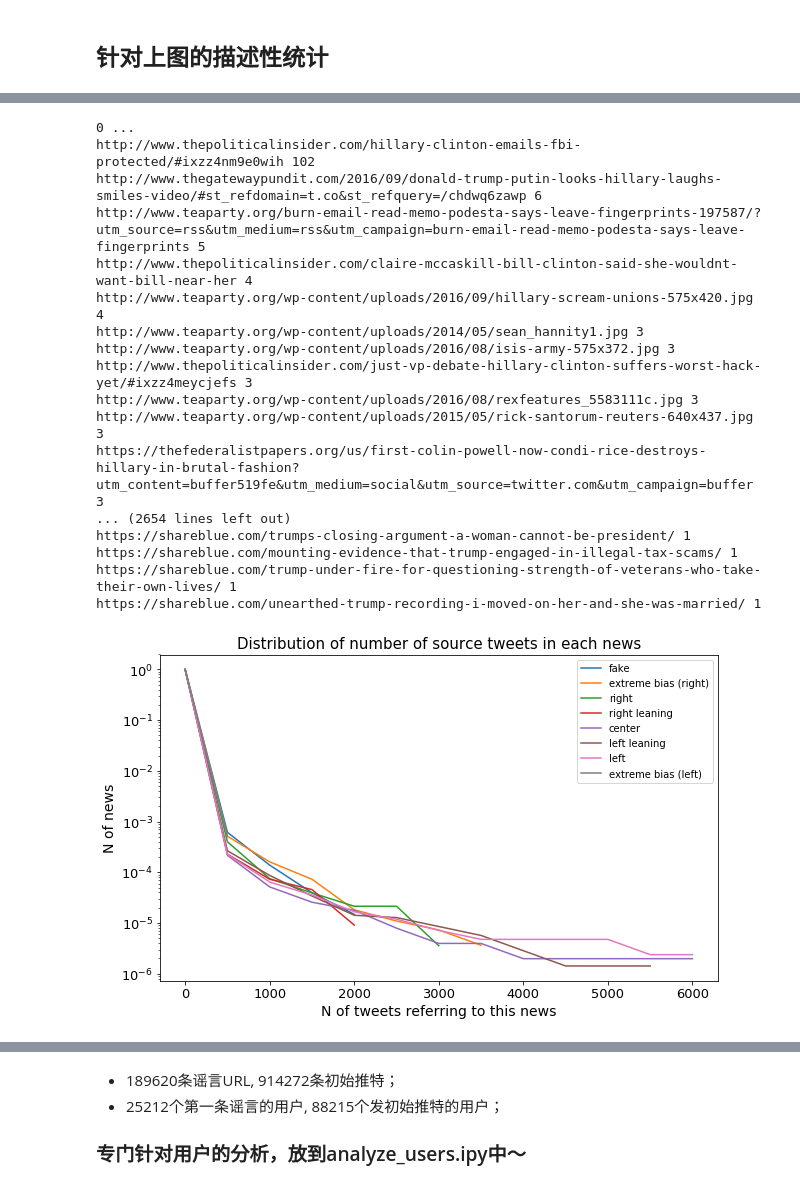
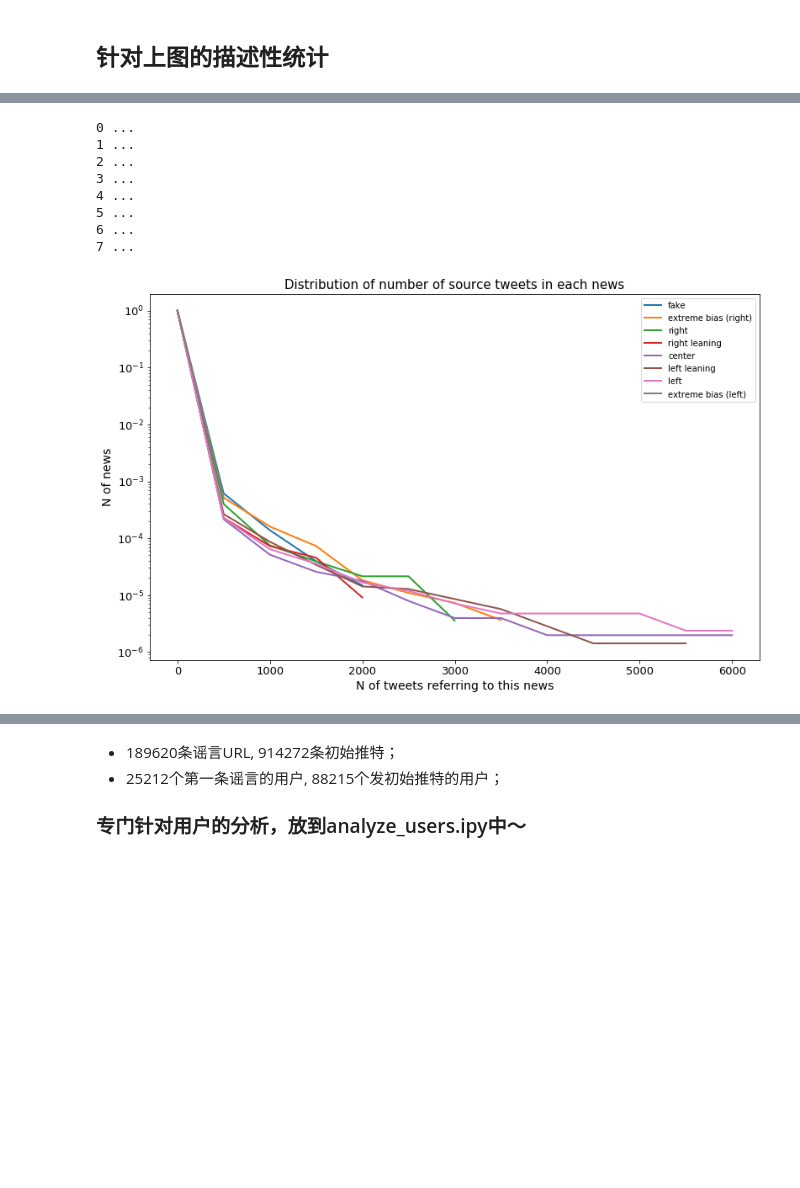
Before and after one commit to kayzhou/fake_news_during_election, a Jupyter notebook: all_tweets.ipynb, the cells around one changed output, grey strips where cells are left out. Saved outputs shown, nothing was run; the diff lists cells and outputs as text; code cells hidden in the pictures; blank space fills up the shorter version.

```diff
--- a/all_tweets.ipynb
+++ b/all_tweets.ipynb
@@ -51,7 +51,7 @@ def get_cdf_pdf(data, mini, maxi, step, norm=True):
     return x, cdf, pdf
 
 num_of_tweets = {}
-plt.figure(figsize=(10, 6))
+plt.figure(figsize=(13, 8))
 for i in range(8):
     print(i, "...")
     url_tweets = groups_url_tweets[i]
@@ -67,7 +67,7 @@ for i in range(8):
     x = x[:_zero_i]
     cdf = cdf[:_zero_i]
 
-    plt.plot(x, cdf, label=map_labels[str(i)])
+    plt.plot(x, cdf, label=map_labels[str(i)], lw=2)
 #     data.hist(bins=50)
 
 plt.title('Distribution of number of tweets in each news', fontsize=15)
@@ -107,7 +107,7 @@ pd.DataFrame(num_of_tweets).describe()
 | max | 13370.000000 | 23893.000000 | 15827.000000 | 12583.000000 | 22384.000000 | 69052.000000 | 14172.000000 | ... |
 # %%
 num_of_sources = {}
-plt.figure(figsize=(10, 6))
+plt.figure(figsize=(13, 8))
 for i in range(8):
     print(i, "...")
     url_tweets = groups_url_tweets[i]
@@ -115,54 +115,45 @@ for i in range(8):
     data = []
     for url_tweet in url_tweets:
         _len = len([t for t in url_tweet["tweets"] if t["is_source"]==1])
         data.append(_len)
-        if _len == 0:
-            print(url_tweet["URL"], len(url_tweet["tweets"]))
+#         if _len == 0:
+#             print(url_tweet["URL"], len(url_tweet["tweets"]))
     data = pd.Series(data)
     num_of_sources[map_labels[str(i)]] = data
     x, cdf, pdf = get_cdf_pdf(data, 0, 10000, 500)
 
     _zero_i = -1
     for j in range(len(cdf)):
         if cdf[j] == 0:
             _zero_i = j
             break
     x = x[:_zero_i]
     cdf = cdf[:_zero_i]
 
-    plt.plot(x, cdf, label=map_labels[str(i)])
+    plt.plot(x, cdf, label=map_labels[str(i)], lw=2)
 #     data.hist(bins=50)
 
 plt.title('Distribution of number of source tweets in each news', fontsize=15)
 plt.ylabel('N of news', fontsize=14)
 plt.xlabel('N of tweets referring to this news', fontsize=14)
 plt.xticks(fontsize=13); plt.yticks(fontsize=13)
 plt.legend()
 plt.yscale("log")
 # plt.xscale("log")
-#     plt.savefig('fig/distribution_size_fake_news.pdf', dpi=300)
+# plt.savefig('fig/distribution_size_fake_news.pdf', dpi=300)
 
 plt.show()
 plt.close()
 # %% [output]
 0 ...
-http://www.thepoliticalinsider.com/hillary-clinton-emails-fbi-protected/#ixzz4nm9e0wih 102
-http://www.thegatewaypundit.com/2016/09/donald-trump-putin-looks-hillary-laughs-smiles-video/#st_refdomain=t.co&st_refquery=/chdwq6zawp 6
-http://www.teaparty.org/burn-email-read-memo-podesta-says-leave-fingerprints-197587/?utm_source=rss&utm_medium=rss&utm_campaign=burn-email-read-memo-podesta-says-leave-fingerprints 5
-http://www.thepoliticalinsider.com/claire-mccaskill-bill-clinton-said-she-wouldnt-want-bill-near-her 4
-http://www.teaparty.org/wp-content/uploads/2016/09/hillary-scream-unions-575x420.jpg 4
-http://www.teaparty.org/wp-content/uploads/2014/05/sean_hannity1.jpg 3
-http://www.teaparty.org/wp-content/uploads/2016/08/isis-army-575x372.jpg 3
-http://www.thepoliticalinsider.com/just-vp-debate-hillary-clinton-suffers-worst-hack-yet/#ixzz4meycjefs 3
-http://www.teaparty.org/wp-content/uploads/2016/08/rexfeatures_5583111c.jpg 3
-http://www.teaparty.org/wp-content/uploads/2015/05/rick-santorum-reuters-640x437.jpg 3
-https://thefederalistpapers.org/us/first-colin-powell-now-condi-rice-destroys-hillary-in-brutal-fashion?utm_content=buffer519fe&utm_medium=social&utm_source=twitter.com&utm_campaign=buffer 3
-... (2654 lines left out)
-https://shareblue.com/trumps-closing-argument-a-woman-cannot-be-president/ 1
-https://shareblue.com/mounting-evidence-that-trump-engaged-in-illegal-tax-scams/ 1
-https://shareblue.com/trump-under-fire-for-questioning-strength-of-veterans-who-take-their-own-lives/ 1
-https://shareblue.com/unearthed-trump-recording-i-moved-on-her-and-she-was-married/ 1
+1 ...
+2 ...
+3 ...
+4 ...
+5 ...
+6 ...
+7 ...
-[figure, old version]
+[figure, new version]
 # %%
 pd.DataFrame(num_of_sources).describe()
 # %% [output]
```
Also changed, not shown: parts of 13 cells of this notebook, 2 other files.
